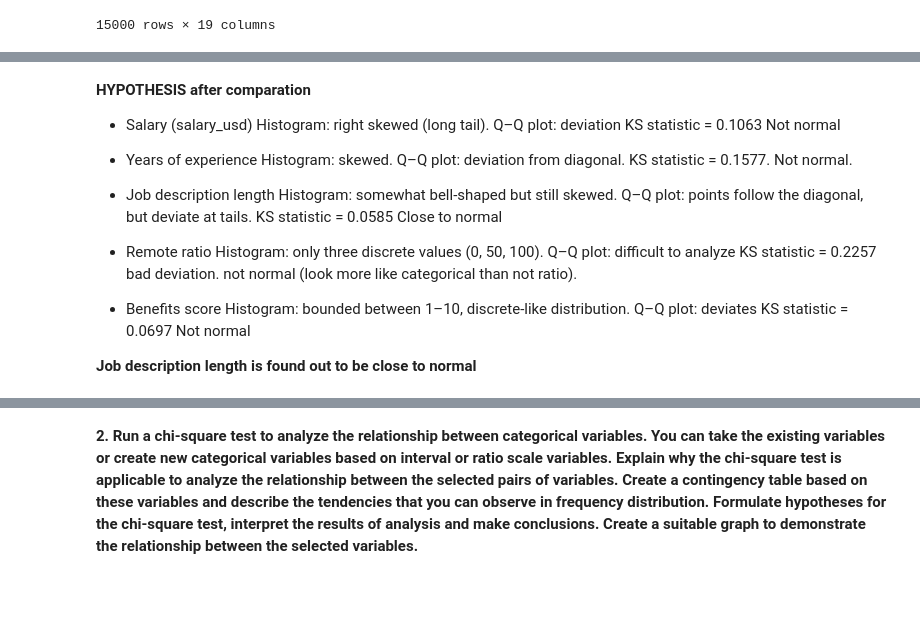
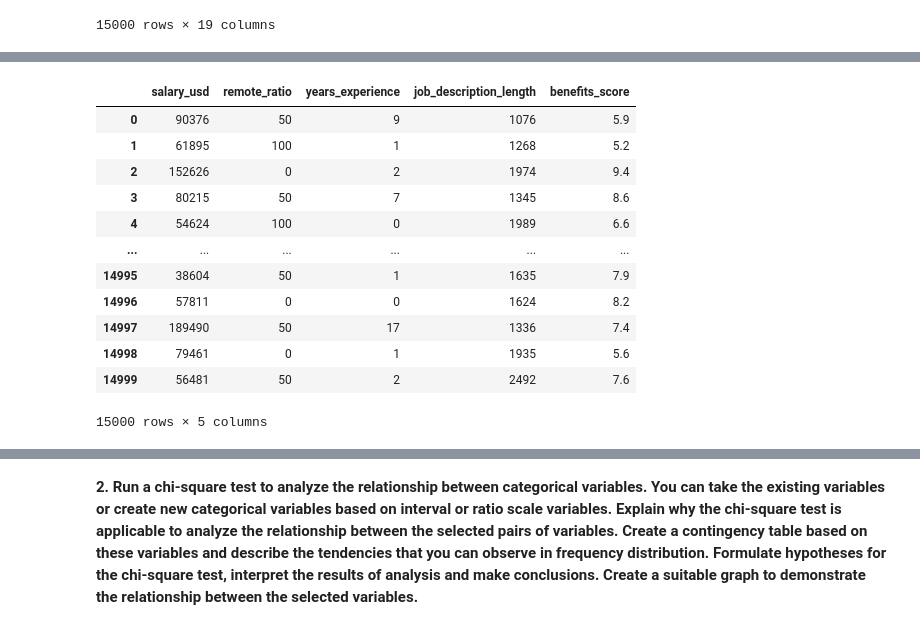
Before and after one commit to alanprawira/data-analyst, a Jupyter notebook: week2/Denune Galang Prawira.ipynb, the cells around one changed output, grey strips where cells are left out. Cells and saved outputs as stored; diff of their text form; code cells hidden in the pictures; blank space fills up the shorter version.

```diff
--- a/week2/Denune Galang Prawira.ipynb
+++ b/week2/Denune Galang Prawira.ipynb
@@ -161,33 +85,17 @@ Analyzing variable: job_description_length
-# %% [markdown]
-**HYPOTHESIS after comparation**
-* Salary (salary_usd)
-Histogram: right skewed (long tail).
-Q–Q plot: deviation
-KS statistic = 0.1063
-Not normal
-
-* Years of experience
-Histogram: skewed.
-Q–Q plot: deviation from diagonal.
-KS statistic = 0.1577.
-Not normal.
-
-* Job description length
-Histogram: somewhat bell-shaped but still skewed.
-Q–Q plot: points follow the diagonal, but deviate at tails.
-KS statistic = 0.0585
-Close to normal
-
-* Remote ratio
-Histogram: only three discrete values (0, 50, 100).
-Q–Q plot: difficult to analyze
-KS statistic = 0.2257 bad deviation.
-not normal (look more like categorical than not ratio).
-
-* Benefits score
-Histogram: bounded between 1–10, discrete-like distribution.
-Q–Q plot: deviates
-KS statistic = 0.0697
-Not normal
-
-**Job description length is found out to be close to normal**
+# %%
+interval_variable = ["salary_usd", "remote_ratio", "years_experience", "job_description_length", "benefits_score"]
+df[interval_variable]
+# %% [output]
+|  | salary_usd | remote_ratio | years_experience | job_description_length | benefits_score |
+| 0 | 90376 | 50 | 9 | 1076 | 5.9 |
+| 1 | 61895 | 100 | 1 | 1268 | 5.2 |
+| 2 | 152626 | 0 | 2 | 1974 | 9.4 |
+| 3 | 80215 | 50 | 7 | 1345 | 8.6 |
+| 4 | 54624 | 100 | 0 | 1989 | 6.6 |
+| ... | ... | ... | ... | ... | ... |
+| 14995 | 38604 | 50 | 1 | 1635 | 7.9 |
+| 14996 | 57811 | 0 | 0 | 1624 | 8.2 |
+| 14997 | 189490 | 50 | 17 | 1336 | 7.4 |
+| 14998 | 79461 | 0 | 1 | 1935 | 5.6 |
+| 14999 | 56481 | 50 | 2 | 2492 | 7.6 |
+15000 rows × 5 columns
```
Also changed, not shown: parts of 33 cells of this notebook, 1 other file.
